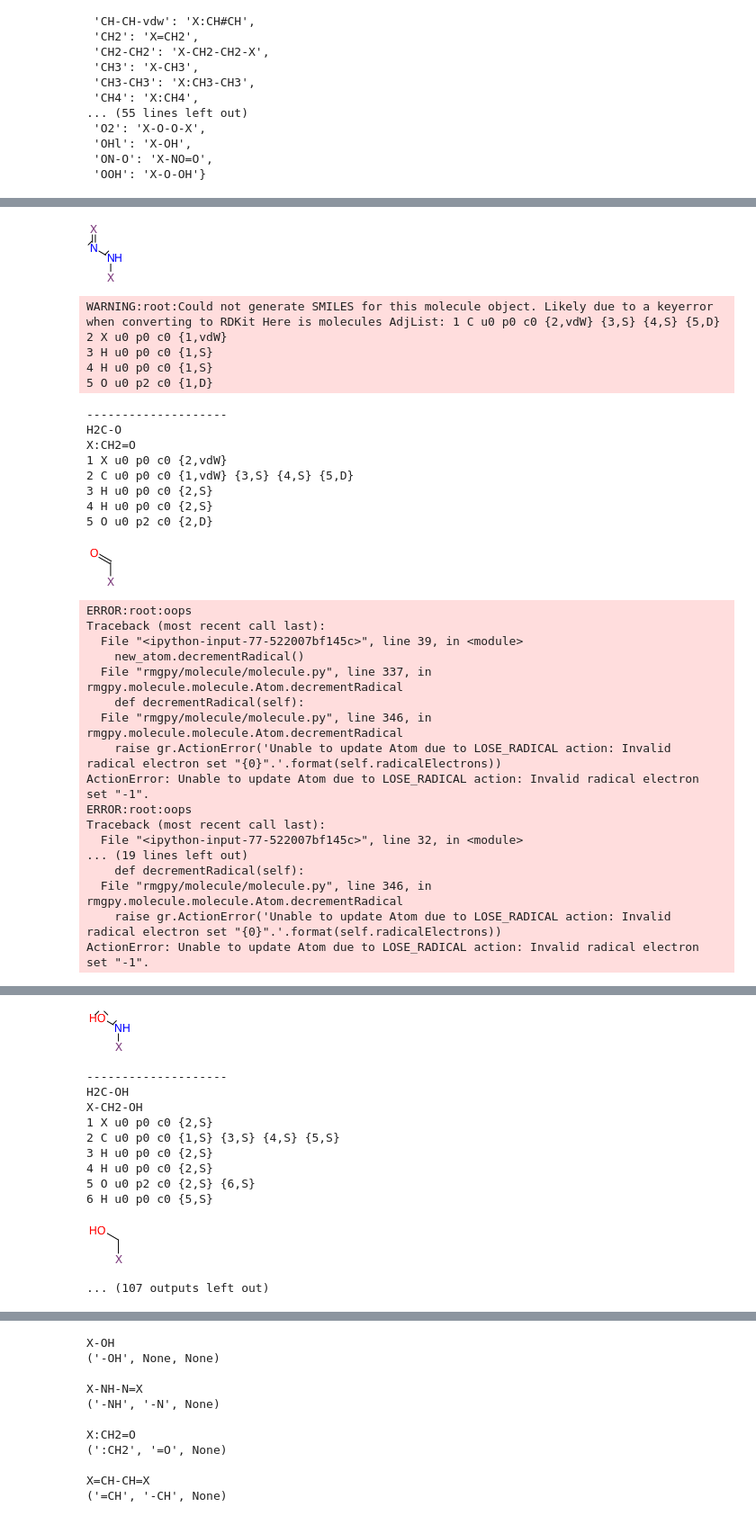
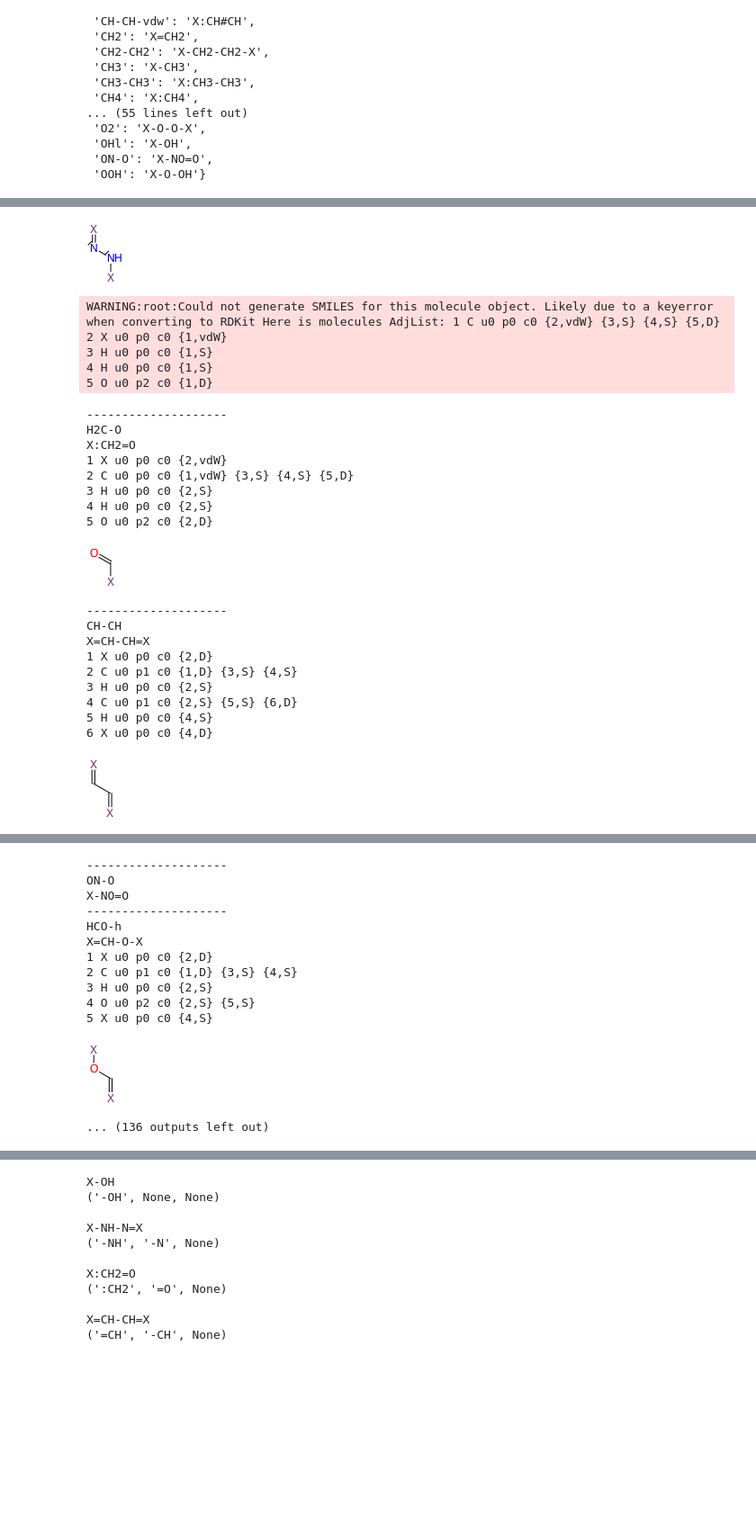
Before and after one commit to mazeau/importer, a Jupyter notebook: RMG-Cat thermo.ipynb, the cells around one changed output, grey strips where cells are left out. Shown at 90% size. Saved outputs shown, nothing was run; the diff lists cells and outputs as text; code cells hidden in the pictures; blank space fills up the shorter version.

Commit message:
up to 80% success now

```diff
--- a/RMG-Cat thermo.ipynb
+++ b/RMG-Cat thermo.ipynb
@@ -126,6 +126,8 @@ names_to_structure
  'OOH': 'X-O-OH'}
 # %%
 names_to_molecules = {}
+error_molecules = {}
+errors = 0
 for name, structure in names_to_structure.items():
     print(name)
     print(names_to_structure[name])
@@ -161,24 +163,36 @@ for name, structure in names_to_structure.items():
             merged = mol.merge(group_mol)
             bond_order = {'-':1, ':':0, '=':2, '#':3}[bond_type]
             merged.addBond(Bond(old_atom, new_atom, bond_order))
-            for n in range(bond_order):
-                if not new_atom.isSurfaceSite():
-                    new_atom.decrementRadical()
-                if not old_atom.isSurfaceSite():
-                    old_atom.decrementRadical()
+
+            electrons = merged.getNumberOfRadicalElectrons()
+
+            if bond_order > electrons:
+                if new_atom.isCarbon():
+                    if electrons == 2:
+                        if not new_atom.isSurfaceSite():
+                            new_atom.decrementRadical()
+                        if not old_atom.isSurfaceSite():
+                            old_atom.decrementRadical()
+            elif bond_order <= electrons:
+                for n in range(bond_order):
+                        if not new_atom.isSurfaceSite():
+                            new_atom.decrementRadical()
+                        if not old_atom.isSurfaceSite():
+                            old_atom.decrementRadical()
+
             mol = merged
             old_atom = new_atom
 
         names_to_molecules[name] = mol
 
         mol.multiplicity = mol.getNumberOfRadicalElectrons() + 1
-
-
         print(mol.toAdjacencyList())
         display(mol)
     except:
         logging.exception("oops")
+        errors += 1
     print('-'*20)
+print "{}\tsucesses out of {}\n{}% success rate".format(len(names_to_molecules)-errors, len(names_to_molecules), round(float(len(names_to_molecules)-errors)/len(names_to_molecules) * 100, 3))
 # %% [output]
 OHl
 X-OH
@@ -209,20 +223,13 @@ X:CH2=O
 4 H u0 p0 c0 {2,S}
 5 O u0 p2 c0 {2,D}
 [figure]
-ERROR:root:oops
-Traceback (most recent call last):
-  File "<ipython-input-77-522007bf145c>", line 39, in <module>
-    new_atom.decrementRadical()
-  File "rmgpy/molecule/molecule.py", line 337, in rmgpy.molecule.molecule.Atom.decrementRadical
-    def decrementRadical(self):
-  File "rmgpy/molecule/molecule.py", line 346, in rmgpy.molecule.molecule.Atom.decrementRadical
-    raise gr.ActionError('Unable to update Atom due to LOSE_RADICAL action: Invalid radical electron set "{0}".'.format(self.radicalElectrons))
-ActionError: Unable to update Atom due to LOSE_RADICAL action: Invalid radical electron set "-1".
-ERROR:root:oops
-Traceback (most recent call last):
-  File "<ipython-input-77-522007bf145c>", line 32, in <module>
-... (19 lines left out)
-    def decrementRadical(self):
-  File "rmgpy/molecule/molecule.py", line 346, in rmgpy.molecule.molecule.Atom.decrementRadical
-    raise gr.ActionError('Unable to update Atom due to LOSE_RADICAL action: Invalid radical electron set "{0}".'.format(self.radicalElectrons))
-ActionError: Unable to update Atom due to LOSE_RADICAL action: Invalid radical electron set "-1".
+--------------------
+CH-CH
+X=CH-CH=X
+1 X u0 p0 c0 {2,D}
+2 C u0 p1 c0 {1,D} {3,S} {4,S}
+3 H u0 p0 c0 {2,S}
+4 C u0 p1 c0 {2,S} {5,S} {6,D}
+5 H u0 p0 c0 {4,S}
+6 X u0 p0 c0 {4,D}
+[figure, new version]
@@ -246,15 +253,16 @@ X-NH-OH
-[figure, old version]
 --------------------
-H2C-OH
-X-CH2-OH
-1 X u0 p0 c0 {2,S}
-2 C u0 p0 c0 {1,S} {3,S} {4,S} {5,S}
+ON-O
+X-NO=O
+--------------------
+HCO-h
+X=CH-O-X
+1 X u0 p0 c0 {2,D}
+2 C u0 p1 c0 {1,D} {3,S} {4,S}
 3 H u0 p0 c0 {2,S}
-4 H u0 p0 c0 {2,S}
-5 O u0 p2 c0 {2,S} {6,S}
-6 H u0 p0 c0 {5,S}
+4 O u0 p2 c0 {2,S} {5,S}
+5 X u0 p0 c0 {4,S}
-[figure, old version]
+[figure, new version]
-... (107 outputs left out)
+... (136 outputs left out)
 # %%
 m.getNumberOfRadicalElectrons()
 # %% [output]
```
Also changed, not shown: parts of 8 cells of this notebook.
